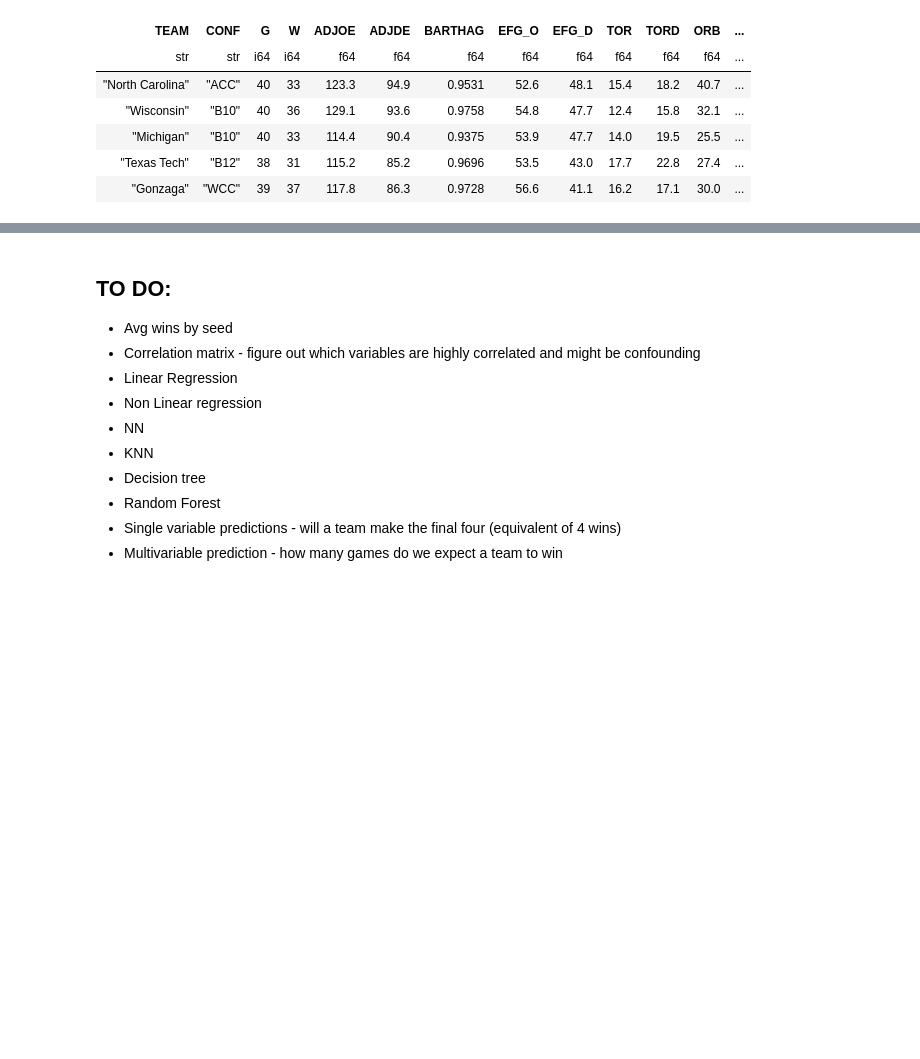
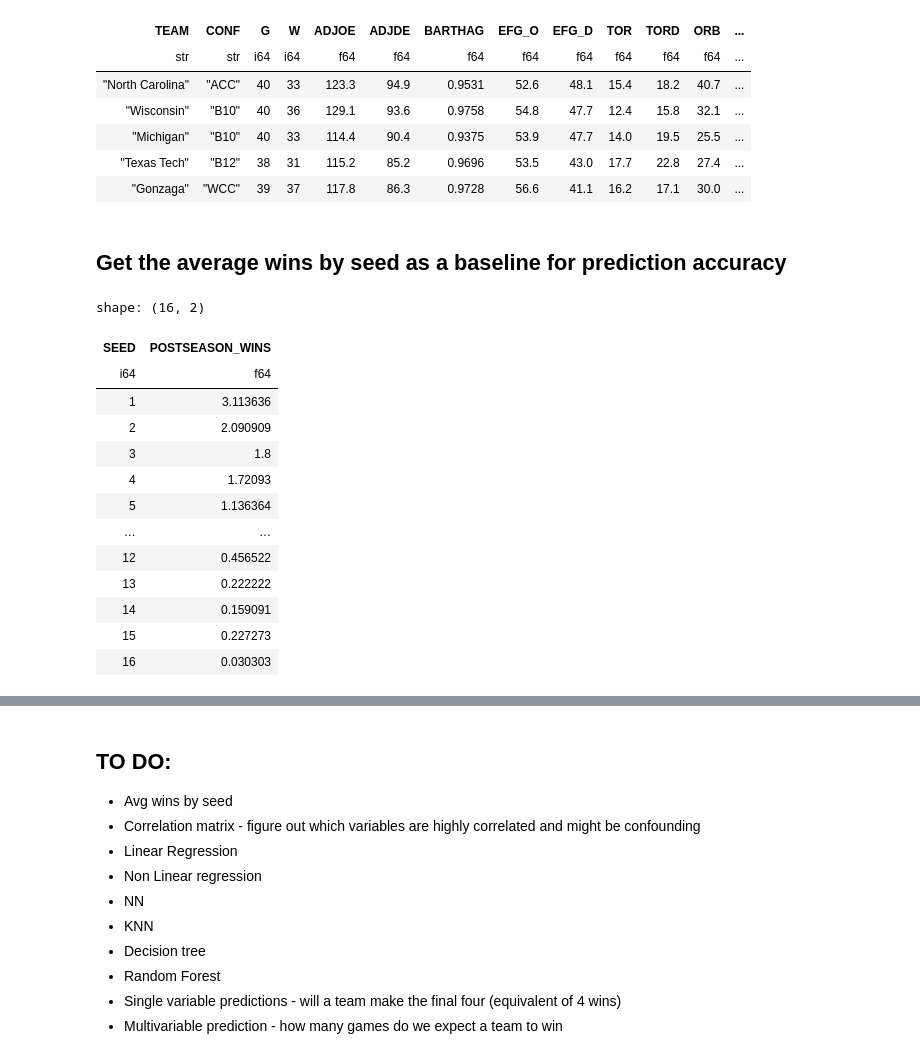
Before and after one commit to ryan-algier/basketball_bracket, a Jupyter notebook: code/data_prep.ipynb, the cells around one changed output, grey strips where cells are left out. Drawn from its saved outputs; the diff is of its cells as text; code cells hidden in the pictures; blank space fills up the shorter version.

```diff
--- a/code/data_prep.ipynb
+++ b/code/data_prep.ipynb
@@ -20,3 +20,26 @@ shape: (5, 25)
 | "Michigan" | "B10" | 40 | 33 | 114.4 | 90.4 | 0.9375 | 53.9 | 47.7 | 14.0 | 19.5 | 25.5 | ... |
 | "Texas Tech" | "B12" | 38 | 31 | 115.2 | 85.2 | 0.9696 | 53.5 | 43.0 | 17.7 | 22.8 | 27.4 | ... |
 | "Gonzaga" | "WCC" | 39 | 37 | 117.8 | 86.3 | 0.9728 | 56.6 | 41.1 | 16.2 | 17.1 | 30.0 | ... |
+# %% [markdown]
+## Get the average wins by seed as a baseline for prediction accuracy
+# %%
+avg_wins = (df
+    .group_by('SEED').agg(pl.col('POSTSEASON_WINS').mean())
+    .sort('SEED')
+)
+avg_wins
+# %% [output]
+shape: (16, 2)
+| SEED | POSTSEASON_WINS |
+| i64 | f64 |
+| 1 | 3.113636 |
+| 2 | 2.090909 |
+| 3 | 1.8 |
+| 4 | 1.72093 |
+| 5 | 1.136364 |
+| … | … |
+| 12 | 0.456522 |
+| 13 | 0.222222 |
+| 14 | 0.159091 |
+| 15 | 0.227273 |
+| 16 | 0.030303 |
```
Also changed, not shown: parts of 4 cells of this notebook, 2 other files.
